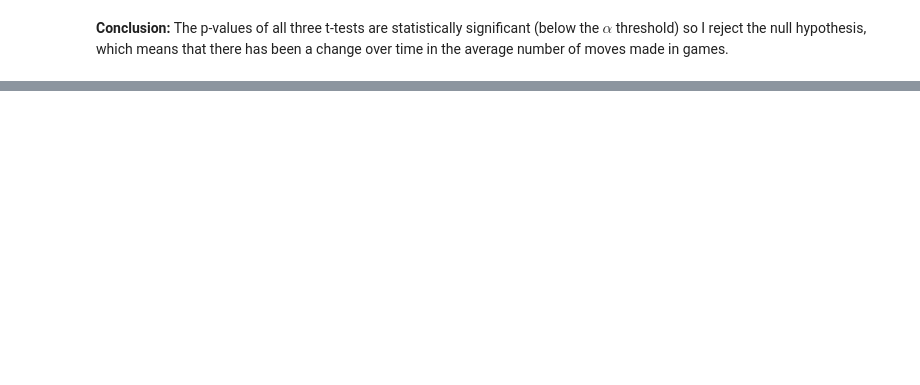
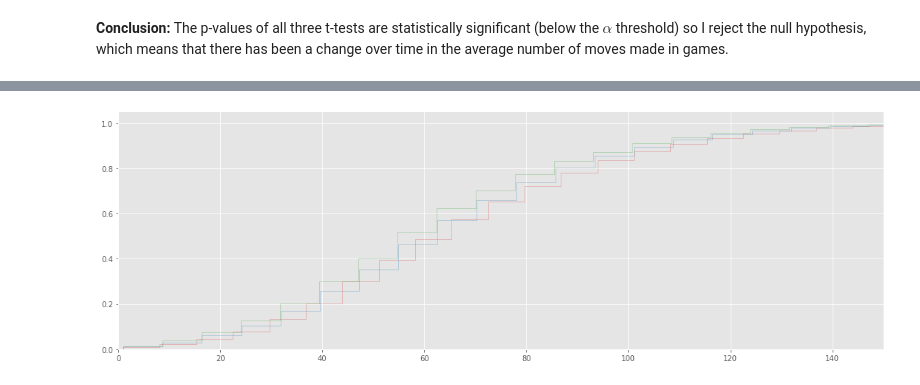
Before and after one commit to kenshr/The-Evolution-of-Chess, a Jupyter notebook: src/Sample_RU_1500_EDA.ipynb, the cells around one changed output, grey strips where cells are left out. Saved outputs shown, nothing was run; the diff lists cells and outputs as text; code cells hidden in the pictures; blank space fills up the shorter version.

```diff
--- a/src/Sample_RU_1500_EDA.ipynb
+++ b/src/Sample_RU_1500_EDA.ipynb
@@ -376,0 +466,17 @@ print('2015 vs 2018: {ttest}'.format(ttest = stats.ttest_ind(chess_df[chess_df.y
+# %%
+# Overlayed Histogram CDF's
+years = [2015, 2018, 2020]
+colors = ['tab:red', 'tab:blue', 'tab:green']
+
+fig, ax = plt.subplots(figsize=(15,5))
+
+for idx in range(len(years)):
+    df = chess_df[chess_df.year==years[idx]].copy(deep=True)
+    # df['normalized'] = df.year / df.year.sum()
+    ax.hist(df.total_moves.values,bins=40,density=True, alpha = 0.5, color=colors[idx],cumulative=True,histtype='step')
+    ax.set_xlim((0,150))
+
+plt.tight_layout()
+plt.show()
+# %% [output]
+[figure, added]
```
Also changed, not shown: parts of 16 cells of this notebook, 4 other files.
